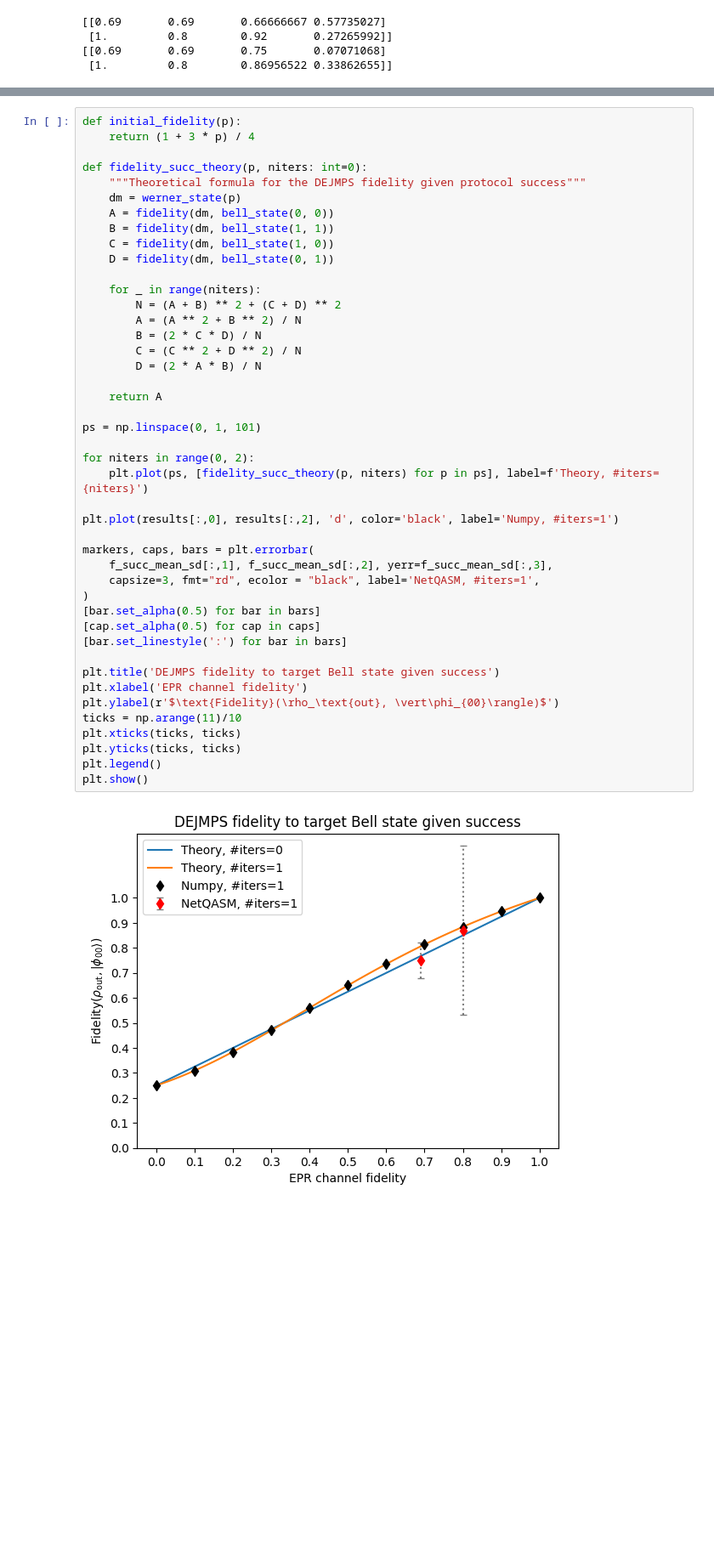
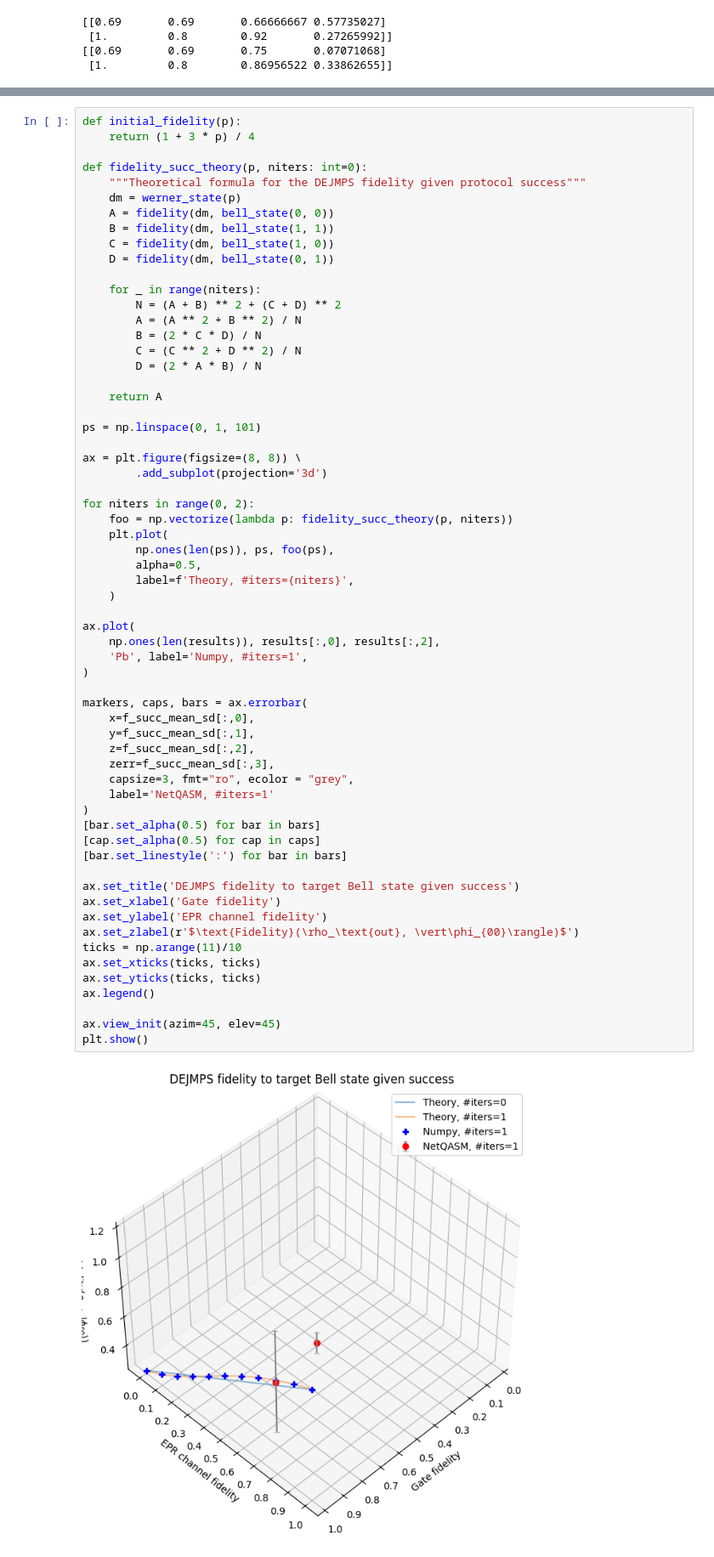
Before and after one commit to iDragos1234/CS4090, a Jupyter notebook: project/dejmps/dejmps_simulations.ipynb, the cells around one changed output, grey strips where cells are left out. Shown at 85% size. Cells and saved outputs as stored; diff of their text form; blank space fills up the shorter version.

```diff
--- a/project/dejmps/dejmps_simulations.ipynb
+++ b/project/dejmps/dejmps_simulations.ipynb
@@ -416,42 +433,60 @@ def initial_fidelity(p):
 def fidelity_succ_theory(p, niters: int=0):
     """Theoretical formula for the DEJMPS fidelity given protocol success"""
     dm = werner_state(p)
     A = fidelity(dm, bell_state(0, 0))
     B = fidelity(dm, bell_state(1, 1))
     C = fidelity(dm, bell_state(1, 0))
     D = fidelity(dm, bell_state(0, 1))
 
     for _ in range(niters):
         N = (A + B) ** 2 + (C + D) ** 2
         A = (A ** 2 + B ** 2) / N
         B = (2 * C * D) / N
         C = (C ** 2 + D ** 2) / N
         D = (2 * A * B) / N
 
     return A
 
 ps = np.linspace(0, 1, 101)
 
+ax = plt.figure(figsize=(8, 8)) \
+        .add_subplot(projection='3d')
+
 for niters in range(0, 2):
-    plt.plot(ps, [fidelity_succ_theory(p, niters) for p in ps], label=f'Theory, #iters={niters}')
+    foo = np.vectorize(lambda p: fidelity_succ_theory(p, niters))
+    plt.plot(
+        np.ones(len(ps)), ps, foo(ps),
+        alpha=0.5,
+        label=f'Theory, #iters={niters}',
+    )
 
-plt.plot(results[:,0], results[:,2], 'd', color='black', label='Numpy, #iters=1')
+ax.plot(
+    np.ones(len(results)), results[:,0], results[:,2],
+    'Pb', label='Numpy, #iters=1',
+)
 
-markers, caps, bars = plt.errorbar(
-    f_succ_mean_sd[:,1], f_succ_mean_sd[:,2], yerr=f_succ_mean_sd[:,3],
-    capsize=3, fmt="rd", ecolor = "black", label='NetQASM, #iters=1',
+markers, caps, bars = ax.errorbar(
+    x=f_succ_mean_sd[:,0],
+    y=f_succ_mean_sd[:,1],
+    z=f_succ_mean_sd[:,2],
+    zerr=f_succ_mean_sd[:,3],
+    capsize=3, fmt="ro", ecolor = "grey",
+    label='NetQASM, #iters=1'
 )
 [bar.set_alpha(0.5) for bar in bars]
 [cap.set_alpha(0.5) for cap in caps]
 [bar.set_linestyle(':') for bar in bars]
 
-plt.title('DEJMPS fidelity to target Bell state given success')
-plt.xlabel('EPR channel fidelity')
-plt.ylabel(r'$\text{Fidelity}(\rho_\text{out}, \vert\phi_{00}\rangle)$')
+ax.set_title('DEJMPS fidelity to target Bell state given success')
+ax.set_xlabel('Gate fidelity')
+ax.set_ylabel('EPR channel fidelity')
+ax.set_zlabel(r'$\text{Fidelity}(\rho_\text{out}, \vert\phi_{00}\rangle)$')
 ticks = np.arange(11)/10
-plt.xticks(ticks, ticks)
-plt.yticks(ticks, ticks)
-plt.legend()
+ax.set_xticks(ticks, ticks)
+ax.set_yticks(ticks, ticks)
+ax.legend()
+
+ax.view_init(azim=45, elev=45)
 plt.show()
 # %% [output]
-[figure, old version]
+[figure, new version]
```
Also changed, not shown: parts of 1 cell of this notebook.
